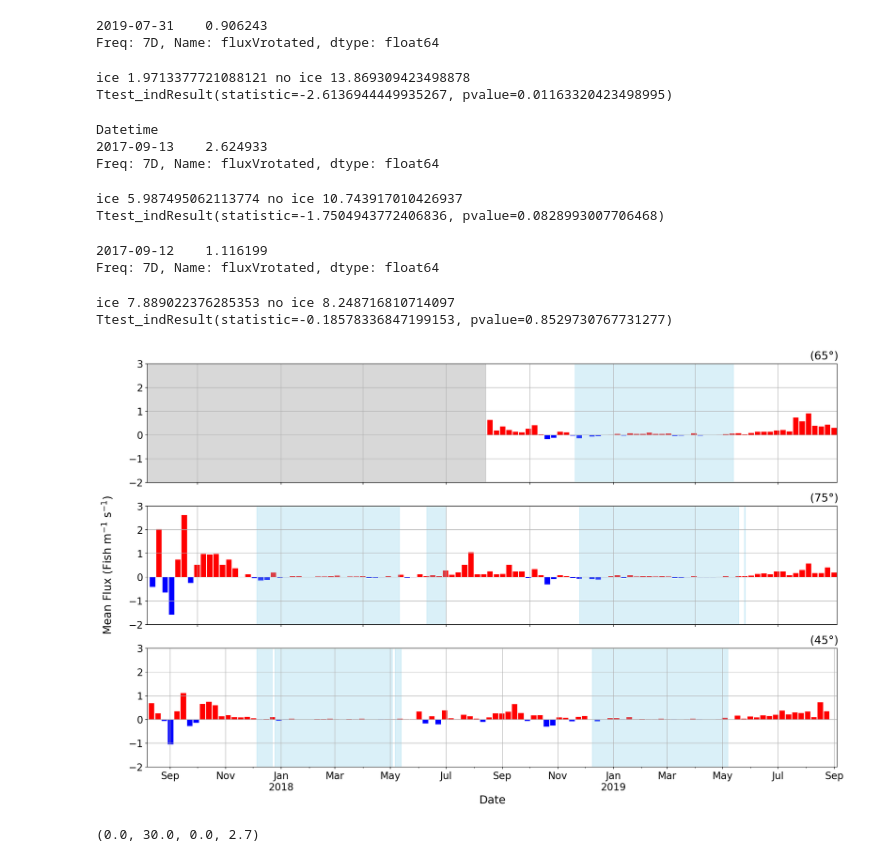
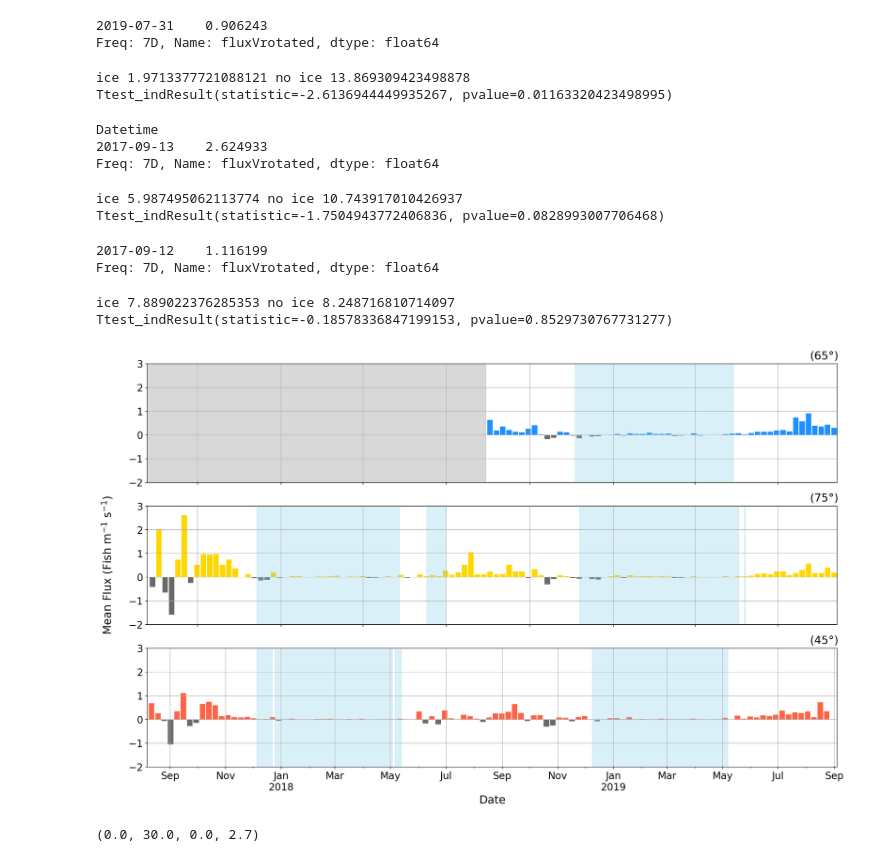
Before and after one commit to leviner/MooredEchosounders, a Jupyter notebook: code/trackPlotsRevised.ipynb, the cells around one changed output. Drawn from its saved outputs; the diff is of its cells as text; code cells hidden in the pictures.

Commit message:
split supp fig, color for flux

```diff
--- a/code/trackPlotsRevised.ipynb
+++ b/code/trackPlotsRevised.ipynb
@@ -173,8 +174,8 @@ f, [ax1,ax2,ax3] = plt.subplots(3,1,figsize=(20,12),sharex=True, sharey=True,dpi
 
 ax1=plt.subplot(311)
 a = dfFlux3.resample('7D').mean()
-ax1.bar(a.index.where(a.fluxVrotated.ge(0), np.nan)+pd.Timedelta(days=3.5),a.fluxVrotated.where(a.fluxVrotated.ge(0), np.nan),color='red',width=6)#.plot(color='blue',axes=ax2,fontsize=18)
-ax1.bar(a.index.where(a.fluxVrotated.lt(0), np.nan)+pd.Timedelta(days=3.5),a.fluxVrotated.where(a.fluxVrotated.lt(0), np.nan),color='blue',width=6)#.plot(color='blue',axes=ax2,fontsize=1
+ax1.bar(a.index.where(a.fluxVrotated.ge(0), np.nan)+pd.Timedelta(days=3.5),a.fluxVrotated.where(a.fluxVrotated.ge(0), np.nan),color='dodgerblue',width=6)#.plot(color='blue',axes=ax2,fontsize=18)
+ax1.bar(a.index.where(a.fluxVrotated.lt(0), np.nan)+pd.Timedelta(days=3.5),a.fluxVrotated.where(a.fluxVrotated.lt(0), np.nan),color='dimgrey',width=6)#.plot(color='blue',axes=ax2,fontsize=1
 ax1.axvspan(pd.to_datetime('2017-8-01'), pd.to_datetime('2018-8-14'), ymin=-60, ymax=3000, alpha=0.3, color='grey')
 ax1.set_xlim([pd.to_datetime('2017-8-7'),pd.to_datetime('2019-9-4')])
 ax1.grid()
@@ -197,8 +198,8 @@ print(ttest_ind(a[a.ice==1].adcpVrotated,a[a.ice==0].adcpVrotated))
 
 ax2=plt.subplot(312)
 a = dfFlux2.resample('7D').mean()
-ax2.bar(a.index.where(a.fluxVrotated.ge(0), np.nan)+pd.Timedelta(days=3.5),a.fluxVrotated.where(a.fluxVrotated.ge(0), np.nan),color='red',width=6)#.plot(color='blue',axes=ax2,fontsize=18)
-ax2.bar(a.index.where(a.fluxVrotated.lt(0), np.nan)+pd.Timedelta(days=3.5),a.fluxVrotated.where(a.fluxVrotated.lt(0), np.nan),color='blue',width=6)#.plot(color='blue',axes=ax2,fontsize=18)
+ax2.bar(a.index.where(a.fluxVrotated.ge(0), np.nan)+pd.Timedelta(days=3.5),a.fluxVrotated.where(a.fluxVrotated.ge(0), np.nan),color='gold',width=6)#.plot(color='blue',axes=ax2,fontsize=18)
+ax2.bar(a.index.where(a.fluxVrotated.lt(0), np.nan)+pd.Timedelta(days=3.5),a.fluxVrotated.where(a.fluxVrotated.lt(0), np.nan),color='dimgrey',width=6)#.plot(color='blue',axes=ax2,fontsize=18)
 ax2.set_xlim([pd.to_datetime('2017-8-7'),pd.to_datetime('2019-9-4')])
 ax2.grid()
 ax2.text(pd.to_datetime('2019-08-05'),3.2,str('('+str(int(np.max(a.rotateDeg.unique()[0])))+'$\degree$)'),fontsize=18)
@@ -219,40 +220,40 @@ print(ttest_ind(a[a.ice==1].adcpVrotated,a[a.ice==0].adcpVrotated))
 
 ax3=plt.subplot(313)
 a = dfFlux1.resample('7D').mean()
-ax3.bar(a.index.where(a.fluxVrotated.ge(0), np.nan)+pd.Timedelta(days=3.5),a.fluxVrotated.where(a.fluxVrotated.ge(0), np.nan),color='red',width=6)#.plot(color='blue',axes=ax2,fontsize=18)
-ax3.bar(a.index.where(a.fluxVrotated.lt(0), np.nan)+pd.Timedelta(days=3.5),a.fluxVrotated.where(a.fluxVrotated.lt(0), np.nan),color='blue',width=6)#.plot(color='blue',axes=ax2,fontsize=1
+ax3.bar(a.index.where(a.fluxVrotated.ge(0), np.nan)+pd.Timedelta(days=3.5),a.fluxVrotated.where(a.fluxVrotated.ge(0), np.nan),color='tomato',width=6)#.plot(color='blue',axes=ax2,fontsize=18)
+ax3.bar(a.index.where(a.fluxVrotated.lt(0), np.nan)+pd.Timedelta(days=3.5),a.fluxVrotated.where(a.fluxVrotated.lt(0), np.nan),color='dimgrey',width=6)#.plot(color='blue',axes=ax2,fontsize=1
 ax3.set_xlim([pd.to_datetime('2017-8-7'),pd.to_datetime('2019-9-4')])
 ax3.grid()
 ax3.text(pd.to_datetime('2019-08-05'),3.2,str('('+str(int(np.max(a.rotateDeg.unique()[0])))+'$\degree$)'),fontsize=18)
 ax3.set_ylim([-2,3])
 plt.xlabel('Date',fontsize=18)
 display(a[a.fluxVrotated == a.fluxVrotated.max()].fluxVrotated)
 iceCov = iceDates(dfD1Ice)
 for b in iceCov:
     ax3.axvspan(pd.to_datetime(b[0]), pd.to_datetime(b[1]), ymin=-25, ymax=15, alpha=0.3, color='skyblue')
 
 a['ice'] = 0
 for b in iceCov:
     a.loc[((a.index >=pd.to_datetime(b[0]))&(a.index <=pd.to_datetime(b[1]))),'ice'] = 1
 print('ice',a[a.ice==1].adcpVrotated.mean(),'no ice',a[a.ice==0].adcpVrotated.mean())
 print(ttest_ind(a[a.ice==1].adcpVrotated,a[a.ice==0].adcpVrotated))
 
 fmtAxis(ax3)
 # %% [output]
 2019-07-31    0.906243
 Freq: 7D, Name: fluxVrotated, dtype: float64
 ice 1.9713377721088121 no ice 13.869309423498878
 Ttest_indResult(statistic=-2.6136944449935267, pvalue=0.01163320423498995)
 Datetime
 2017-09-13    2.624933
 Freq: 7D, Name: fluxVrotated, dtype: float64
 ice 5.987495062113774 no ice 10.743917010426937
 Ttest_indResult(statistic=-1.7504943772406836, pvalue=0.0828993007706468)
 2017-09-12    1.116199
 Freq: 7D, Name: fluxVrotated, dtype: float64
 ice 7.889022376285353 no ice 8.248716810714097
 Ttest_indResult(statistic=-0.18578336847199153, pvalue=0.8529730767731277)
-[figure, old version]
+[figure, new version]
 # %%
 fig = plt.figure(figsize=(8,4),dpi=150)
 plt.subplot(121)
```
Also changed, not shown: parts of 3 cells of this notebook.
